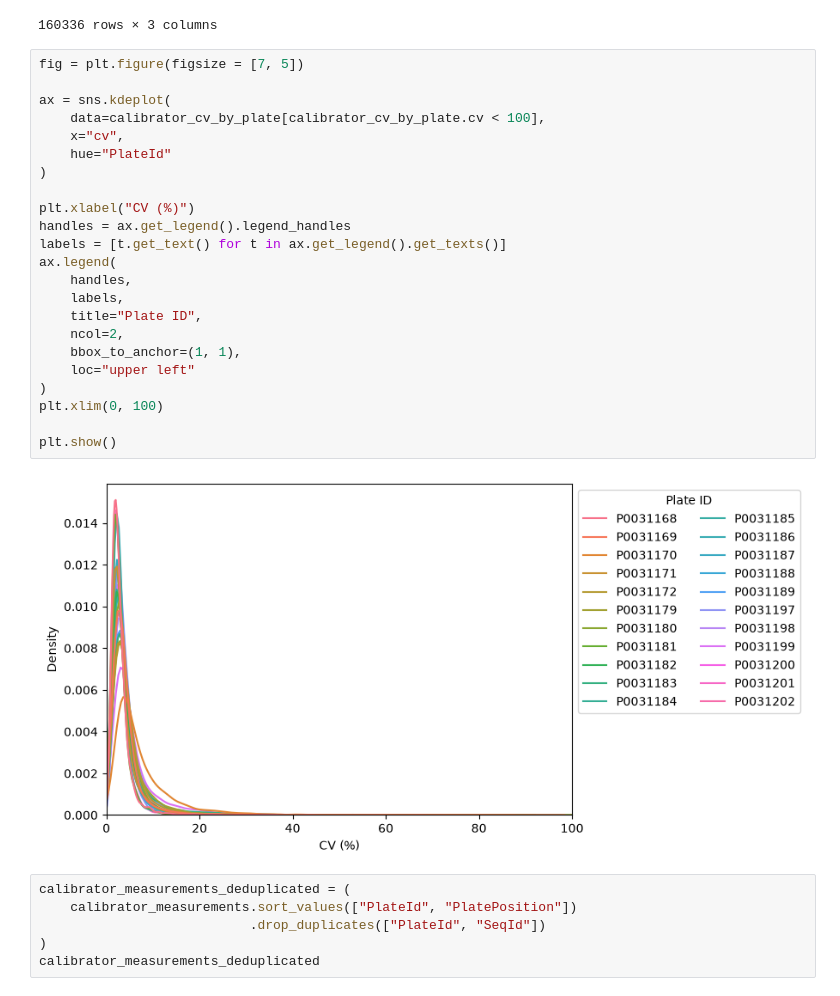
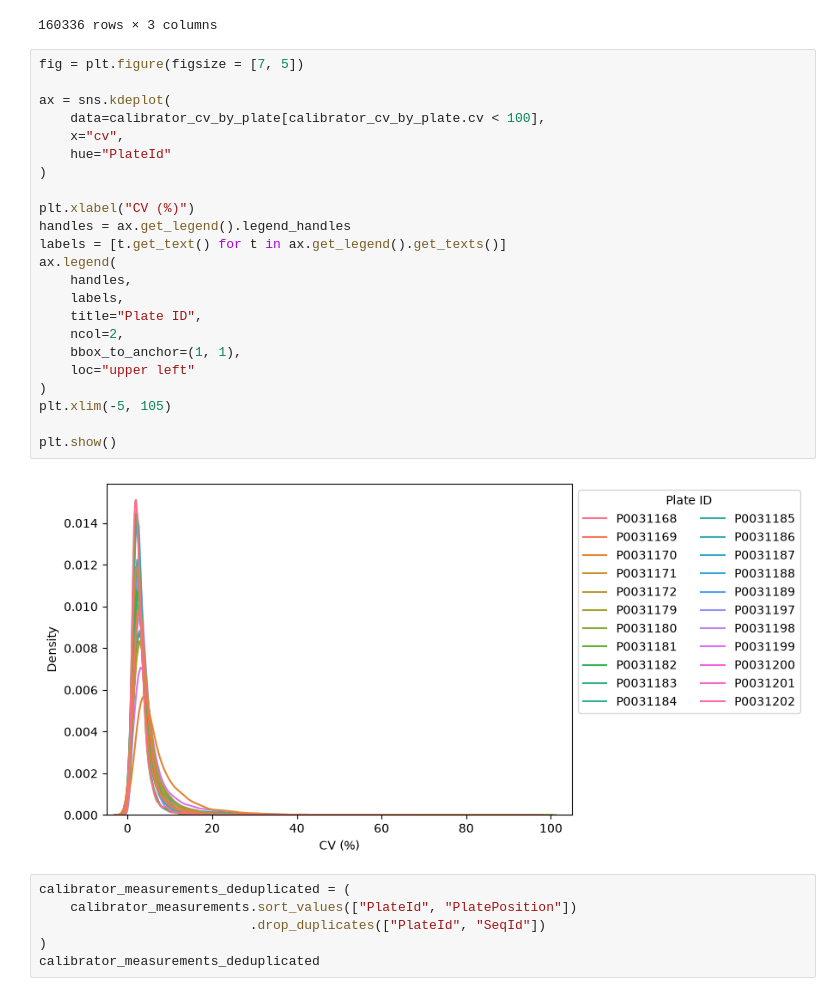
Before and after one commit to AnthonyOfSeattle/affinity-proteomics-notebook, a Jupyter notebook: work/2026_09_09_investigating_candia_dispersion.ipynb, the cells around one changed output. Cells and saved outputs as stored; diff of their text form.

```diff
--- a/work/2026_09_09_investigating_candia_dispersion.ipynb
+++ b/work/2026_09_09_investigating_candia_dispersion.ipynb
@@ -66,28 +66,28 @@ calibrator_cv_by_plate
 # %%
 fig = plt.figure(figsize = [7, 5])
 
 ax = sns.kdeplot(
     data=calibrator_cv_by_plate[calibrator_cv_by_plate.cv < 100],
     x="cv",
     hue="PlateId"
 )
 
 plt.xlabel("CV (%)")
 handles = ax.get_legend().legend_handles
 labels = [t.get_text() for t in ax.get_legend().get_texts()]
 ax.legend(
     handles,
     labels,
     title="Plate ID",
     ncol=2,
     bbox_to_anchor=(1, 1),
     loc="upper left"
 )
-plt.xlim(0, 100)
+plt.xlim(-5, 105)
 
 plt.show()
 # %% [output]
-[figure, old version]
+[figure, new version]
 # %%
 calibrator_measurements_deduplicated = (
     calibrator_measurements.sort_values(["PlateId", "PlatePosition"])
```
Also changed, not shown: parts of 15 cells of this notebook.
